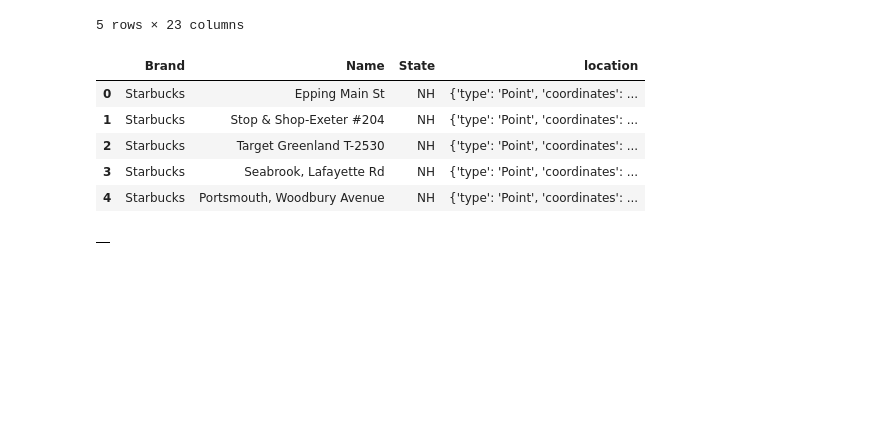
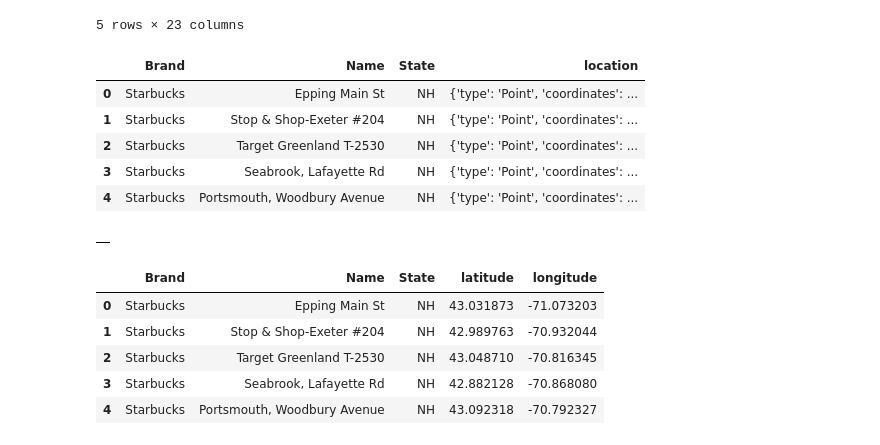
Before and after one commit to MdeMaic/GeolocationMongoDB_Project, a Jupyter notebook: II_GeoApis.ipynb, the cells around one changed output. Cells and saved outputs as stored; diff of their text form; code cells hidden in the pictures; blank space fills up the shorter version.

```diff
--- a/II_GeoApis.ipynb
+++ b/II_GeoApis.ipynb
@@ -138,0 +146,12 @@ df
+# %%
+df = pd.read_csv("INPUT/starbucks.csv")
+df = df.loc[:, ['Brand', 'Name', 'State','Latitude','Longitude']]
+df = df.rename(columns={"Latitude":"latitude","Longitude":"longitude"})
+df.head()
+# %% [output]
+|  | Brand | Name | State | latitude | longitude |
+| 0 | Starbucks | Epping Main St | NH | 43.031873 | -71.073203 |
+| 1 | Starbucks | Stop & Shop-Exeter #204 | NH | 42.989763 | -70.932044 |
+| 2 | Starbucks | Target Greenland T-2530 | NH | 43.048710 | -70.816345 |
+| 3 | Starbucks | Seabrook, Lafayette Rd | NH | 42.882128 | -70.868080 |
+| 4 | Starbucks | Portsmouth, Woodbury Avenue | NH | 43.092318 | -70.792327 |
```
Also changed, not shown: parts of 21 cells of this notebook, 5 other files.
